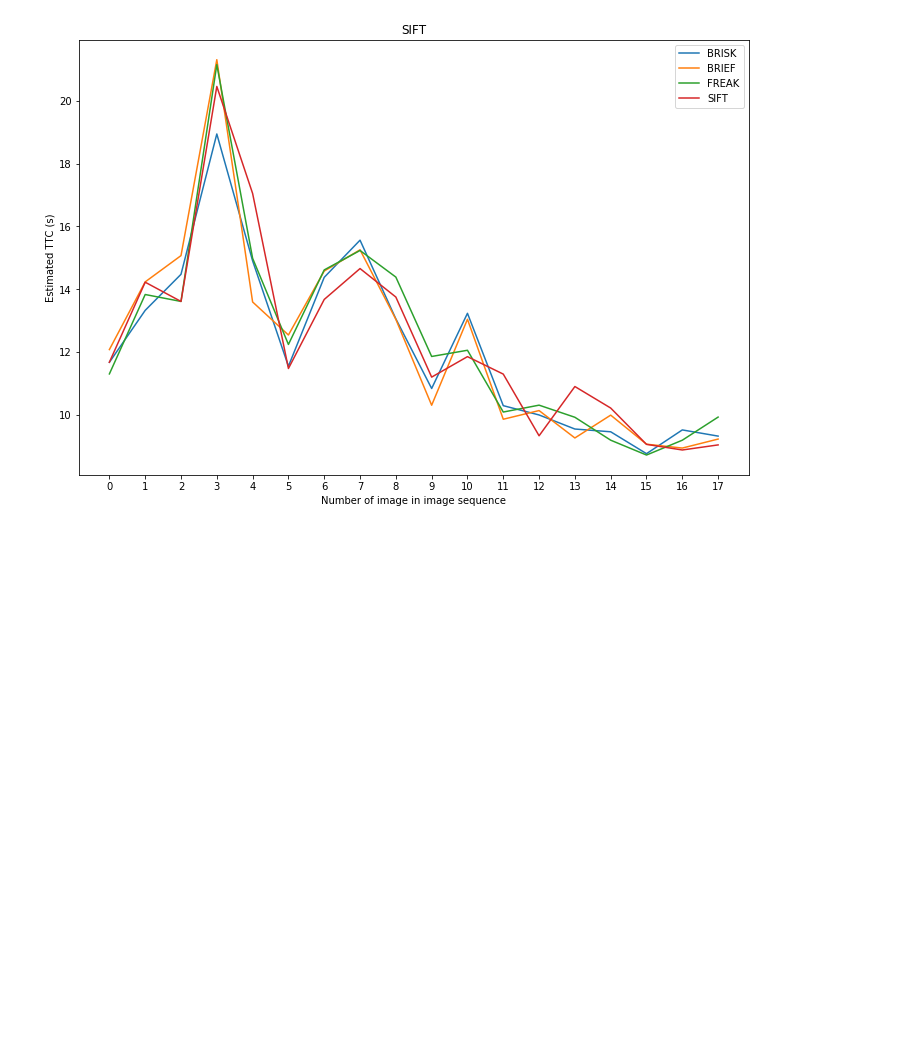
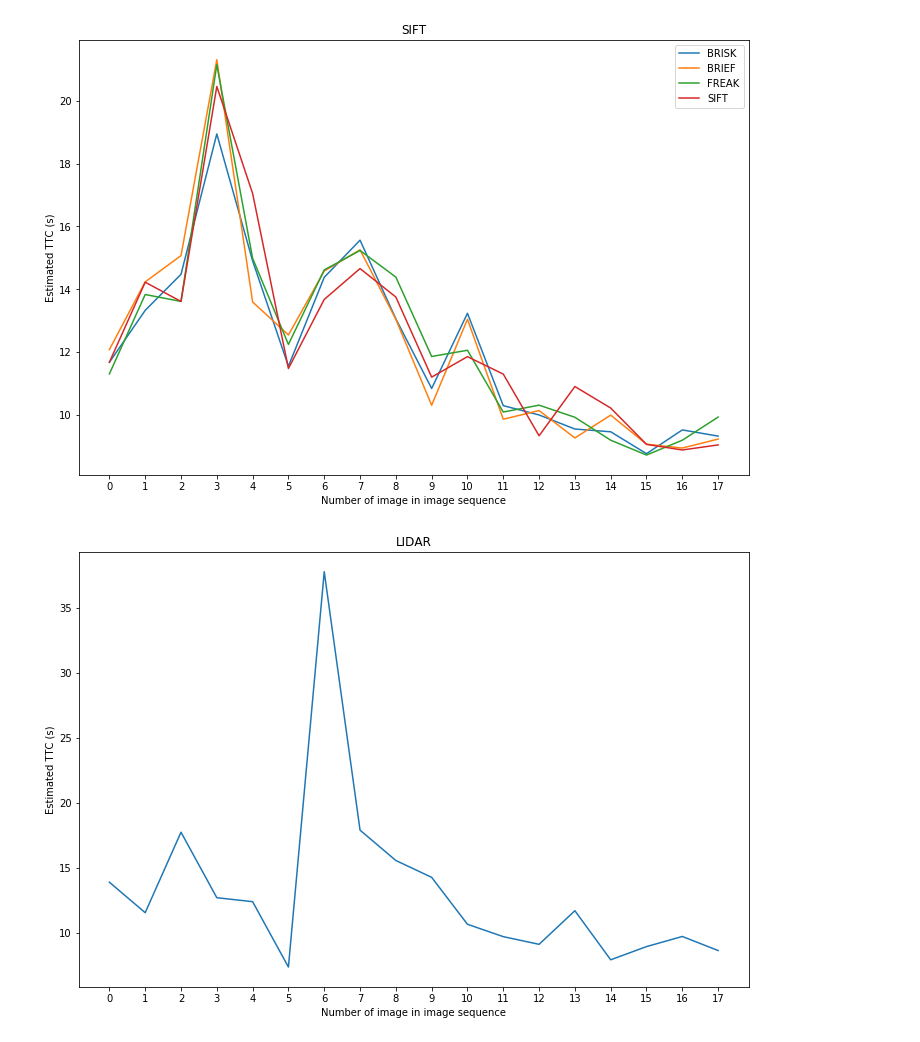
Before and after one commit to qiubit/SFND_3D_Object_Tracking, a Jupyter notebook: GenerateTtcCharts.ipynb, the cells around one changed output. Cells and saved outputs as stored; diff of their text form; code cells hidden in the pictures; blank space fills up the shorter version.

Commit message:
Add Lidar TTC performance evaluation artifacts

```diff
--- a/GenerateTtcCharts.ipynb
+++ b/GenerateTtcCharts.ipynb
@@ -226,3 +226,20 @@ plt.legend(plottedDescriptors)
 plt.savefig(path.join(CHART_DIR, '{}.png'.format(detector)))
 # %% [output]
 [figure]
+# %%
+lidar_measurements_file = 'dat/ttc_lidar_measurements/lidar.out'
+
+plt.figure(figsize=(12, 8))
+plt.title('LIDAR')
+plt.xticks(np.arange(18))
+plt.xlabel('Number of image in image sequence')
+plt.ylabel('Estimated TTC (s)')
+
+with open(lidar_measurements_file) as f:
+    lines = f.readlines()
+    measurements = [float(m[:-1]) for m in lines]
+    plt.plot(measurements)
+
+plt.savefig(path.join('dat/ttc_lidar_charts', '{}.png'.format('lidar_ttc')))
+# %% [output]
+[figure, added]
```
Also changed, not shown: 21 other files.
